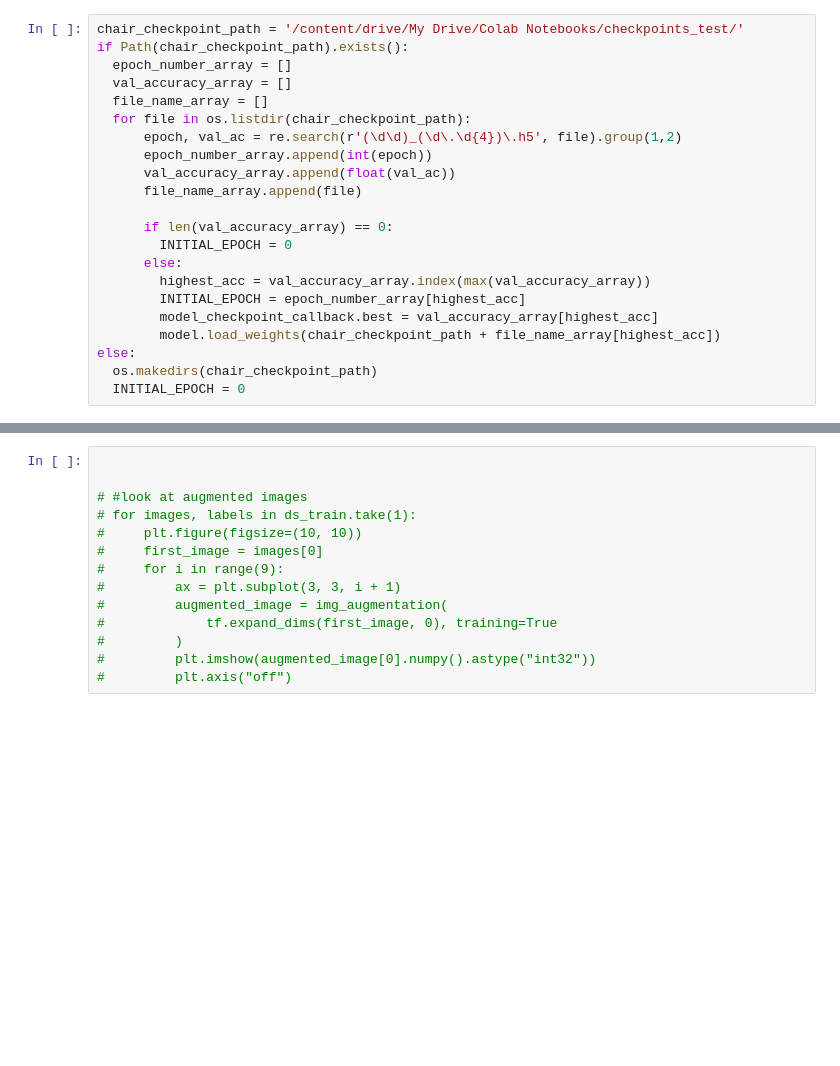
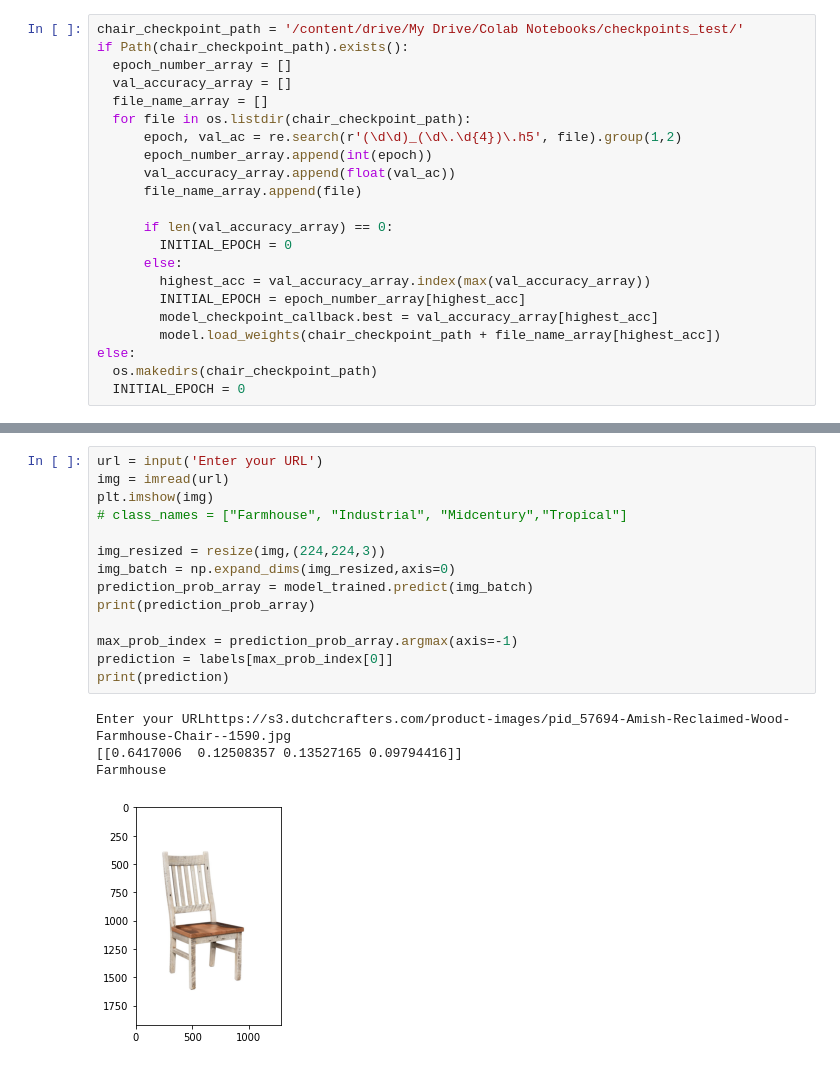
Before and after one commit to sid-thephysicskid/chair-style-classifier, a Jupyter notebook: Train_chair_style.ipynb, the cells around one changed output, grey strips where cells are left out. Drawn from its saved outputs; the diff is of its cells as text; blank space fills up the shorter version.

```diff
--- a/Train_chair_style.ipynb
+++ b/Train_chair_style.ipynb
@@ -384,14 +479,19 @@ Industrial
-# %%
-
-
-# #look at augmented images
-# for images, labels in ds_train.take(1):
-#     plt.figure(figsize=(10, 10))
-#     first_image = images[0]
-#     for i in range(9):
-#         ax = plt.subplot(3, 3, i + 1)
-#         augmented_image = img_augmentation(
-#             tf.expand_dims(first_image, 0), training=True
-#         )
-#         plt.imshow(augmented_image[0].numpy().astype("int32"))
-#         plt.axis("off")
+# %%
+url = input('Enter your URL')
+img = imread(url)
+plt.imshow(img)
+# class_names = ["Farmhouse", "Industrial", "Midcentury","Tropical"]
+
+img_resized = resize(img,(224,224,3))
+img_batch = np.expand_dims(img_resized,axis=0)
+prediction_prob_array = model_trained.predict(img_batch)
+print(prediction_prob_array)
+
+max_prob_index = prediction_prob_array.argmax(axis=-1)
+prediction = labels[max_prob_index[0]]
+print(prediction)
+# %% [output]
+Enter your URLhttps://s3.dutchcrafters.com/product-images/pid_57694-Amish-Reclaimed-Wood-Farmhouse-Chair--1590.jpg
+[[0.6417006  0.12508357 0.13527165 0.09794416]]
+Farmhouse
+[figure, added]
```
Also changed, not shown: parts of 18 cells of this notebook.
